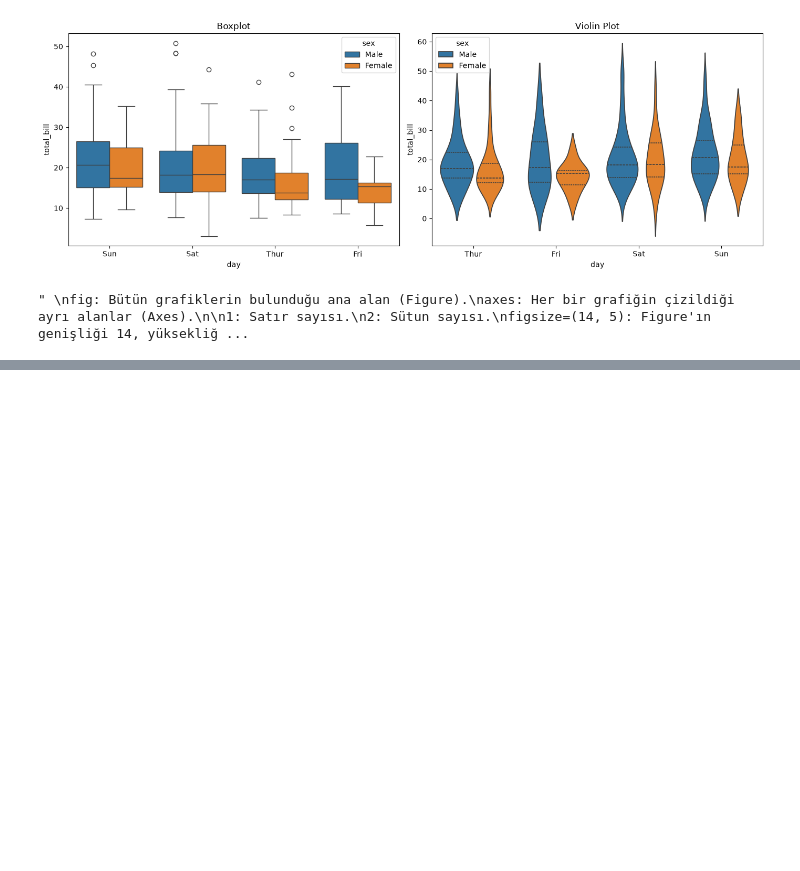
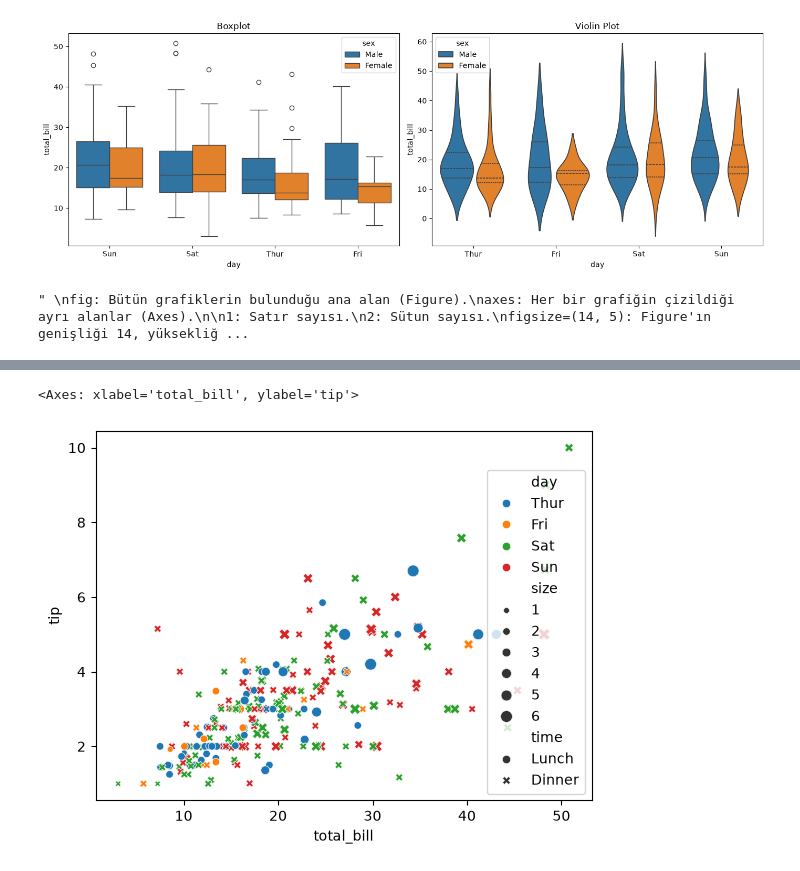
Before and after one commit to Ghost1461/machine-learning-journey, a Jupyter notebook: 04-Data Visualization/data_visualization.ipynb, the cells around one changed output, grey strips where cells are left out. Drawn from its saved outputs; the diff is of its cells as text; code cells hidden in the pictures; blank space fills up the shorter version.

```diff
--- a/04-Data Visualization/data_visualization.ipynb
+++ b/04-Data Visualization/data_visualization.ipynb
@@ -806,0 +847,6 @@ plt.tight_layout(): Bu komut grafikler arasındaki boşlukları otomatik olarak
+# %%
+sns.scatterplot(x = "total_bill", y = "tip", style = "time", hue = "day", size = "size", data = df)
+#kategorik değişkenleri bu şekilde style ve hue ile boyut olarak ekleyebiliriz, numeric bir değişkeni eklemek için size kullanabiliriz
+# %% [output]
+<Axes: xlabel='total_bill', ylabel='tip'>
+[figure, added]
```
Also changed, not shown: parts of 62 cells of this notebook, 1 other file.
